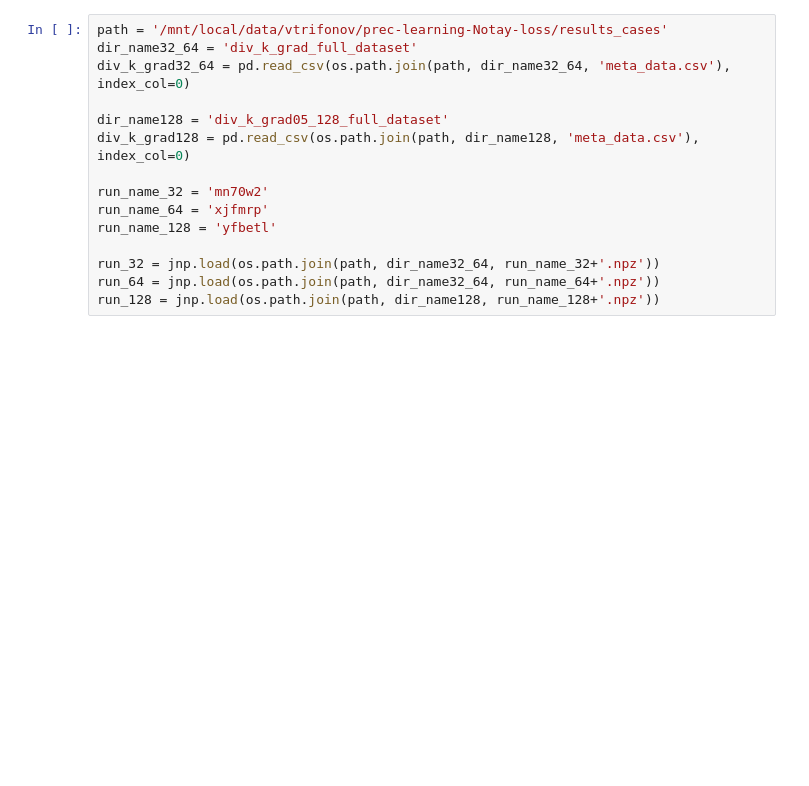
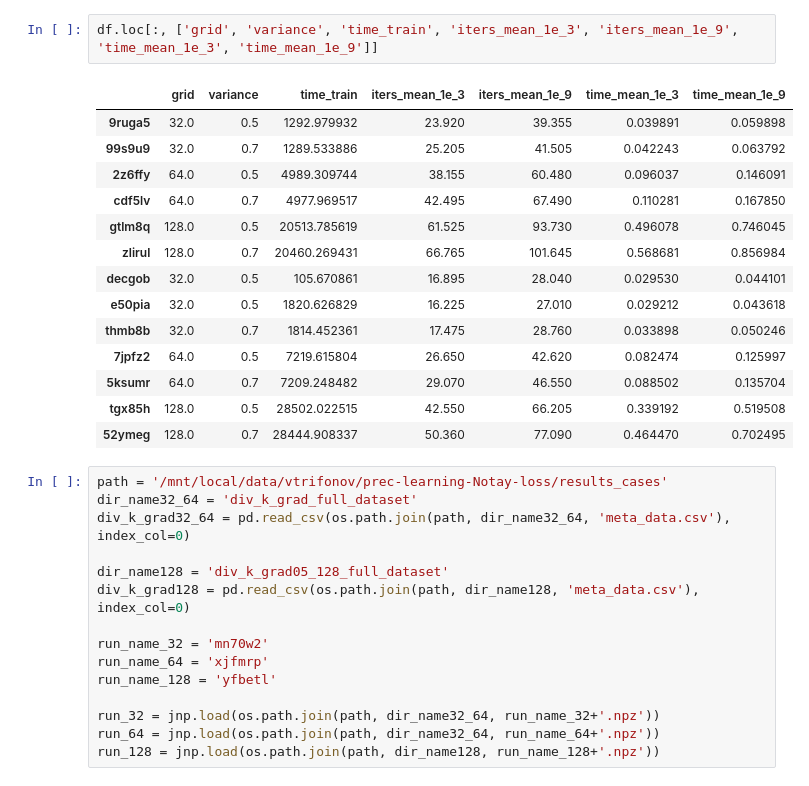
Before and after one commit to vltrifonov/PreCorrector, a Jupyter notebook: experiments/autoruns/valid_cases.ipynb, the cells around one changed output. Drawn from its saved outputs; the diff is of its cells as text; blank space fills up the shorter version.

```diff
--- a/experiments/autoruns/valid_cases.ipynb
+++ b/experiments/autoruns/valid_cases.ipynb
@@ -16,3 +91,20 @@ import matplotlib.pyplot as plt
+# %%
+df.loc[:, ['grid', 'variance', 'time_train', 'iters_mean_1e_3', 'iters_mean_1e_9', 'time_mean_1e_3', 'time_mean_1e_9']]
+# %% [output]
+|  | grid | variance | time_train | iters_mean_1e_3 | iters_mean_1e_9 | time_mean_1e_3 | time_mean_1e_9 |
+| 9ruga5 | 32.0 | 0.5 | 1292.979932 | 23.920 | 39.355 | 0.039891 | 0.059898 |
+| 99s9u9 | 32.0 | 0.7 | 1289.533886 | 25.205 | 41.505 | 0.042243 | 0.063792 |
+| 2z6ffy | 64.0 | 0.5 | 4989.309744 | 38.155 | 60.480 | 0.096037 | 0.146091 |
+| cdf5lv | 64.0 | 0.7 | 4977.969517 | 42.495 | 67.490 | 0.110281 | 0.167850 |
+| gtlm8q | 128.0 | 0.5 | 20513.785619 | 61.525 | 93.730 | 0.496078 | 0.746045 |
+| zlirul | 128.0 | 0.7 | 20460.269431 | 66.765 | 101.645 | 0.568681 | 0.856984 |
+| decgob | 32.0 | 0.5 | 105.670861 | 16.895 | 28.040 | 0.029530 | 0.044101 |
+| e50pia | 32.0 | 0.5 | 1820.626829 | 16.225 | 27.010 | 0.029212 | 0.043618 |
+| thmb8b | 32.0 | 0.7 | 1814.452361 | 17.475 | 28.760 | 0.033898 | 0.050246 |
+| 7jpfz2 | 64.0 | 0.5 | 7219.615804 | 26.650 | 42.620 | 0.082474 | 0.125997 |
+| 5ksumr | 64.0 | 0.7 | 7209.248482 | 29.070 | 46.550 | 0.088502 | 0.135704 |
+| tgx85h | 128.0 | 0.5 | 28502.022515 | 42.550 | 66.205 | 0.339192 | 0.519508 |
+| 52ymeg | 128.0 | 0.7 | 28444.908337 | 50.360 | 77.090 | 0.464470 | 0.702495 |
 # %%
 path = '/mnt/local/data/vtrifonov/prec-learning-Notay-loss/results_cases'
 dir_name32_64 = 'div_k_grad_full_dataset'
```
Also changed, not shown: parts of 14 cells of this notebook, 12 other files.
